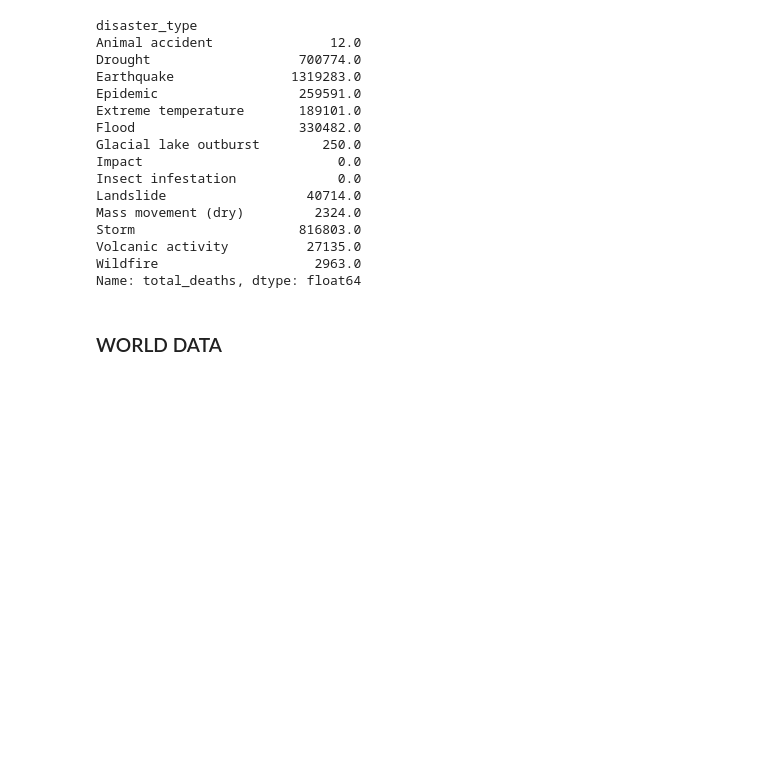
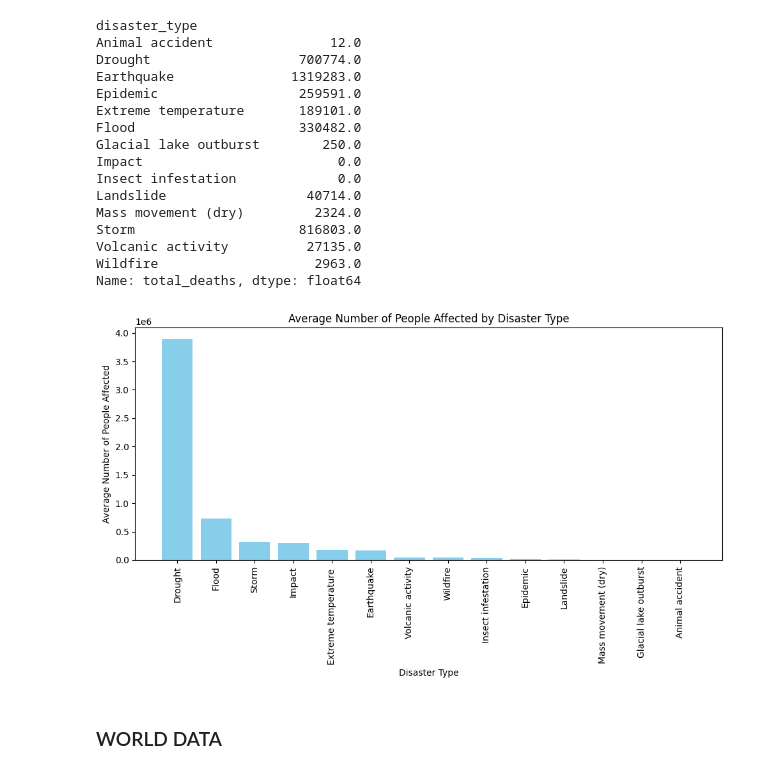
Before and after one commit to killecisse/final_project_ironhack, a Jupyter notebook: code_v1.ipynb, the cells around one changed output. Cells and saved outputs as stored; diff of their text form; code cells hidden in the pictures; blank space fills up the shorter version.

```diff
--- a/code_v1.ipynb
+++ b/code_v1.ipynb
@@ -84,6 +106,24 @@ Storm                     816803.0
 Volcanic activity          27135.0
 Wildfire                    2963.0
 Name: total_deaths, dtype: float64
+# %%
+# Calculate the average number of people affected by disaster type
+average_affected_by_type = disasters.groupby('disaster_type')['total_affected'].mean().reset_index()
+
+# Sort the results for better visualization
+average_affected_by_type_sorted = average_affected_by_type.sort_values('total_affected', ascending=False)
+
+# Plot the results
+plt.figure(figsize=(10, 6))
+plt.bar(average_affected_by_type_sorted['disaster_type'], average_affected_by_type_sorted['total_affected'], color='skyblue')
+plt.title('Average Number of People Affected by Disaster Type')
+plt.xlabel('Disaster Type')
+plt.ylabel('Average Number of People Affected')
+plt.xticks(rotation=90)
+plt.tight_layout()
+plt.show()
+# %% [output]
+[figure, added]
 # %% [markdown]
 ### WORLD DATA
 # %%
```
Also changed, not shown: parts of 19 cells of this notebook, 2 other files.
